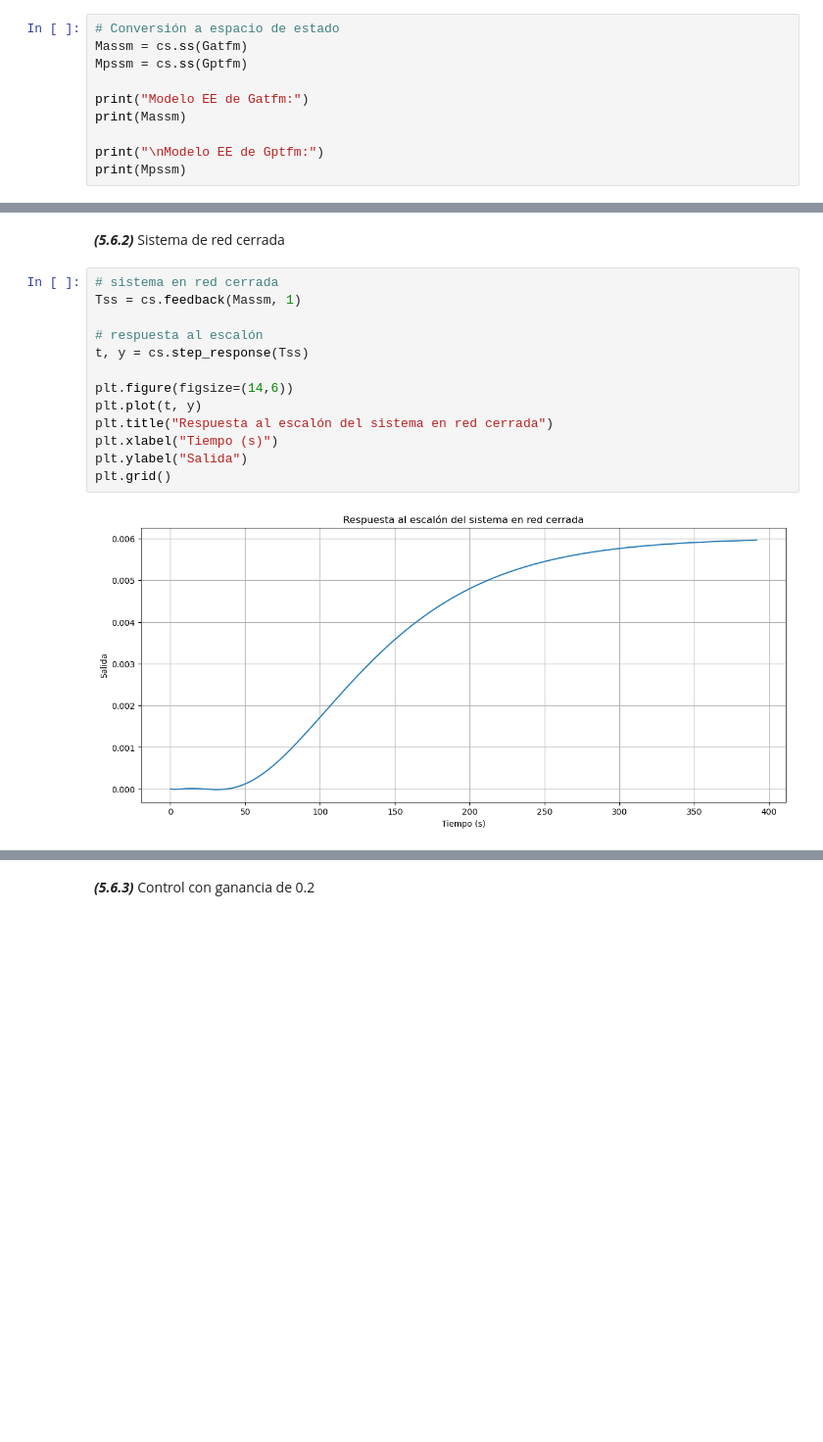
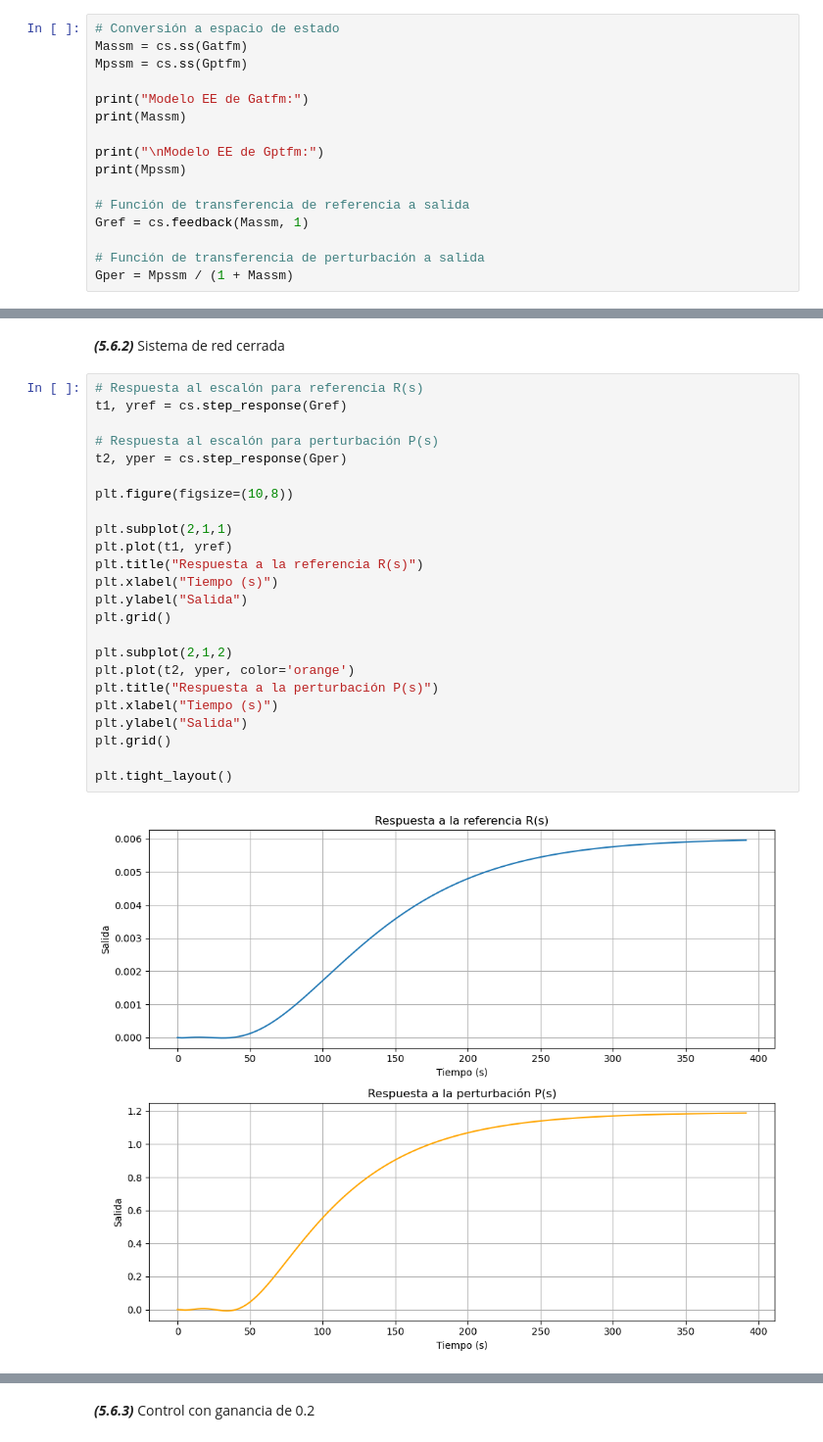
Before and after one commit to navalgoose4/SCL-2026I, a Jupyter notebook: LAB_2/lab2.ipynb, the cells around one changed output, grey strips where cells are left out. Shown at 98% size. Drawn from its saved outputs; the diff is of its cells as text; blank space fills up the shorter version.

```diff
--- a/LAB_2/lab2.ipynb
+++ b/LAB_2/lab2.ipynb
@@ -782,5 +782,11 @@ print(Massm)
 
 print("\nModelo EE de Gptfm:")
 print(Mpssm)
+
+# Función de transferencia de referencia a salida
+Gref = cs.feedback(Massm, 1)
+
+# Función de transferencia de perturbación a salida
+Gper = Mpssm / (1 + Massm)
 # %% [output]
 Modelo EE de Gatfm:
@@ -803,18 +809,29 @@ D = [[0.]]
 # %% [markdown]
 ***(5.6.2)*** Sistema de red cerrada
 # %%
-# sistema en red cerrada
-Tss = cs.feedback(Massm, 1)
+# Respuesta al escalón para referencia R(s)
+t1, yref = cs.step_response(Gref)
 
-# respuesta al escalón
-t, y = cs.step_response(Tss)
+# Respuesta al escalón para perturbación P(s)
+t2, yper = cs.step_response(Gper)
 
-plt.figure(figsize=(14,6))
-plt.plot(t, y)
-plt.title("Respuesta al escalón del sistema en red cerrada")
+plt.figure(figsize=(10,8))
+
+plt.subplot(2,1,1)
+plt.plot(t1, yref)
+plt.title("Respuesta a la referencia R(s)")
 plt.xlabel("Tiempo (s)")
 plt.ylabel("Salida")
 plt.grid()
+
+plt.subplot(2,1,2)
+plt.plot(t2, yper, color='orange')
+plt.title("Respuesta a la perturbación P(s)")
+plt.xlabel("Tiempo (s)")
+plt.ylabel("Salida")
+plt.grid()
+
+plt.tight_layout()
 # %% [output]
-[figure, old version]
+[figure, new version]
 # %% [markdown]
```
Also changed, not shown: parts of 11 cells of this notebook.
